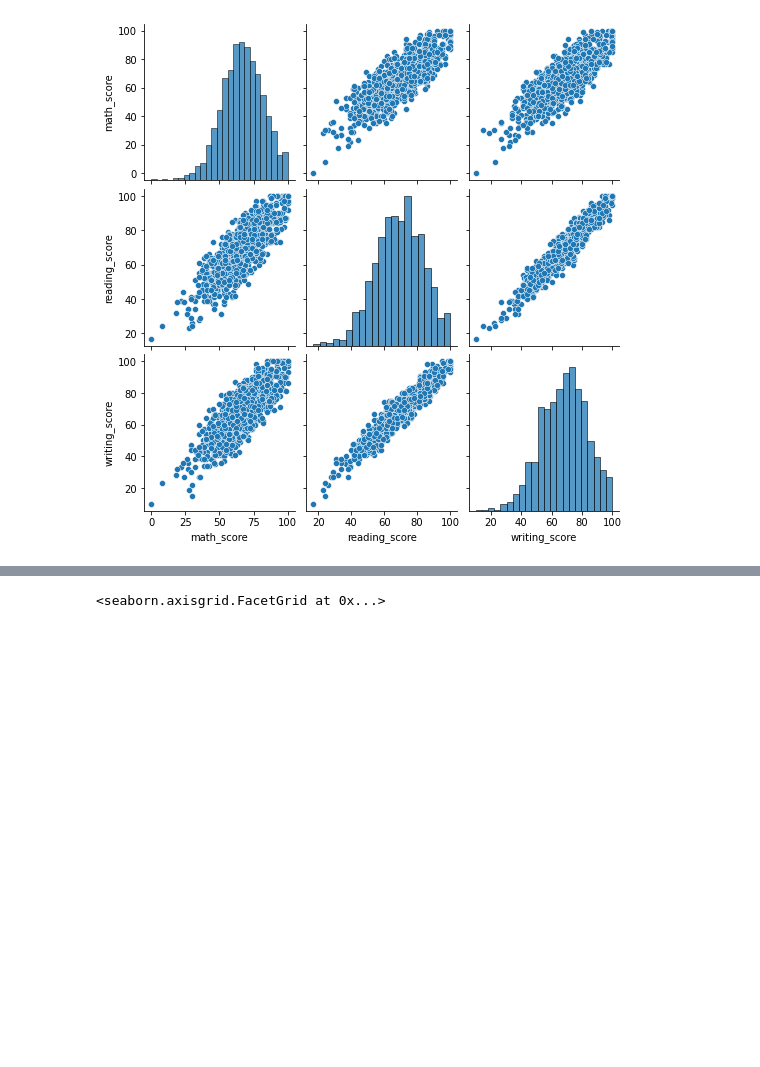
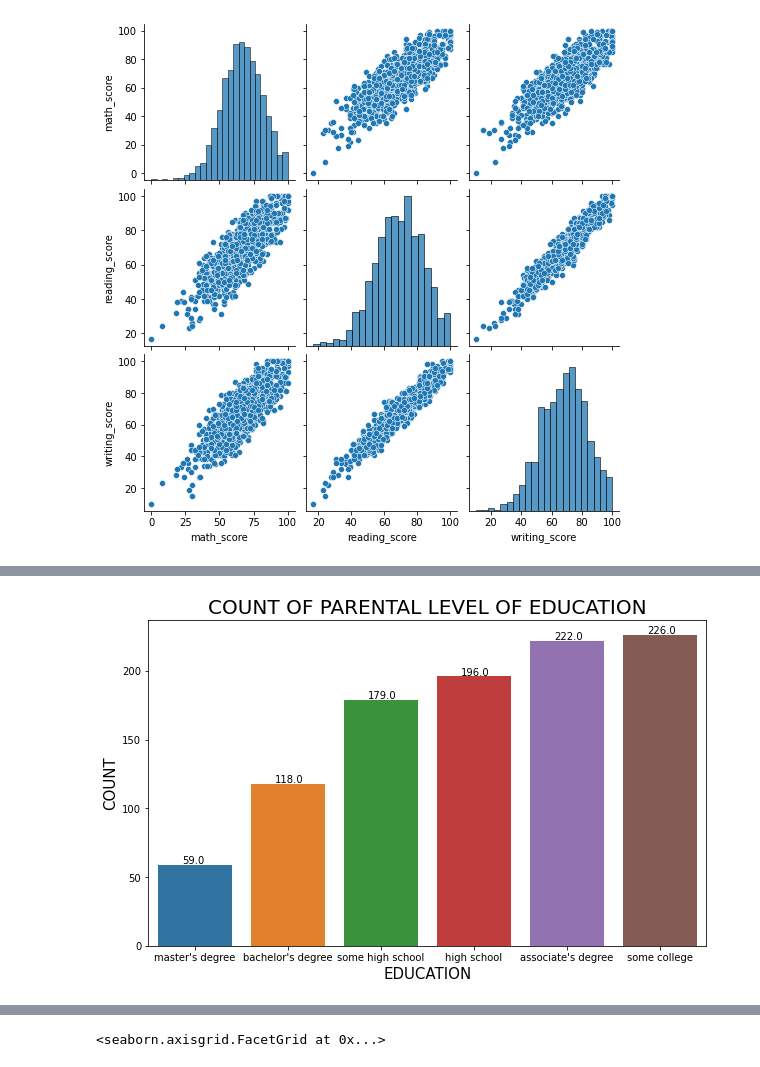
Before and after one commit to molowe1/Test_Repository, a Jupyter notebook: EDA_tutorial.ipynb, the cells around one changed output, grey strips where cells are left out. Cells and saved outputs as stored; diff of their text form; code cells hidden in the pictures; blank space fills up the shorter version.

```diff
--- a/EDA_tutorial.ipynb
+++ b/EDA_tutorial.ipynb
@@ -97,0 +137,15 @@ sns.pairplot(data)
+# %%
+plt.figure(figsize=(10,6))
+ax = sns.countplot(x = 'parent_education',
+              data = data,
+              order = data['parent_education'].value_counts(ascending=True).index)
+for p in ax.patches:
+       ax.annotate('{:.1f}'.format(p.get_height()), (p.get_x()+0.26, p.get_height()+1))
+#for p in ax.patches:
+    #ax.annotate(f'\n{p.get_height()}', (p.get_x()+0.6, p.get_height()+10), ha='center', va='top', color='white', size=18)
+plt.title("COUNT OF PARENTAL LEVEL OF EDUCATION",fontsize=20)
+plt.xlabel("EDUCATION",fontsize=15)
+plt.ylabel("COUNT",fontsize=15)
+plt.show()
+# %% [output]
+[figure, added]
```
Also changed, not shown: parts of 14 cells of this notebook.
